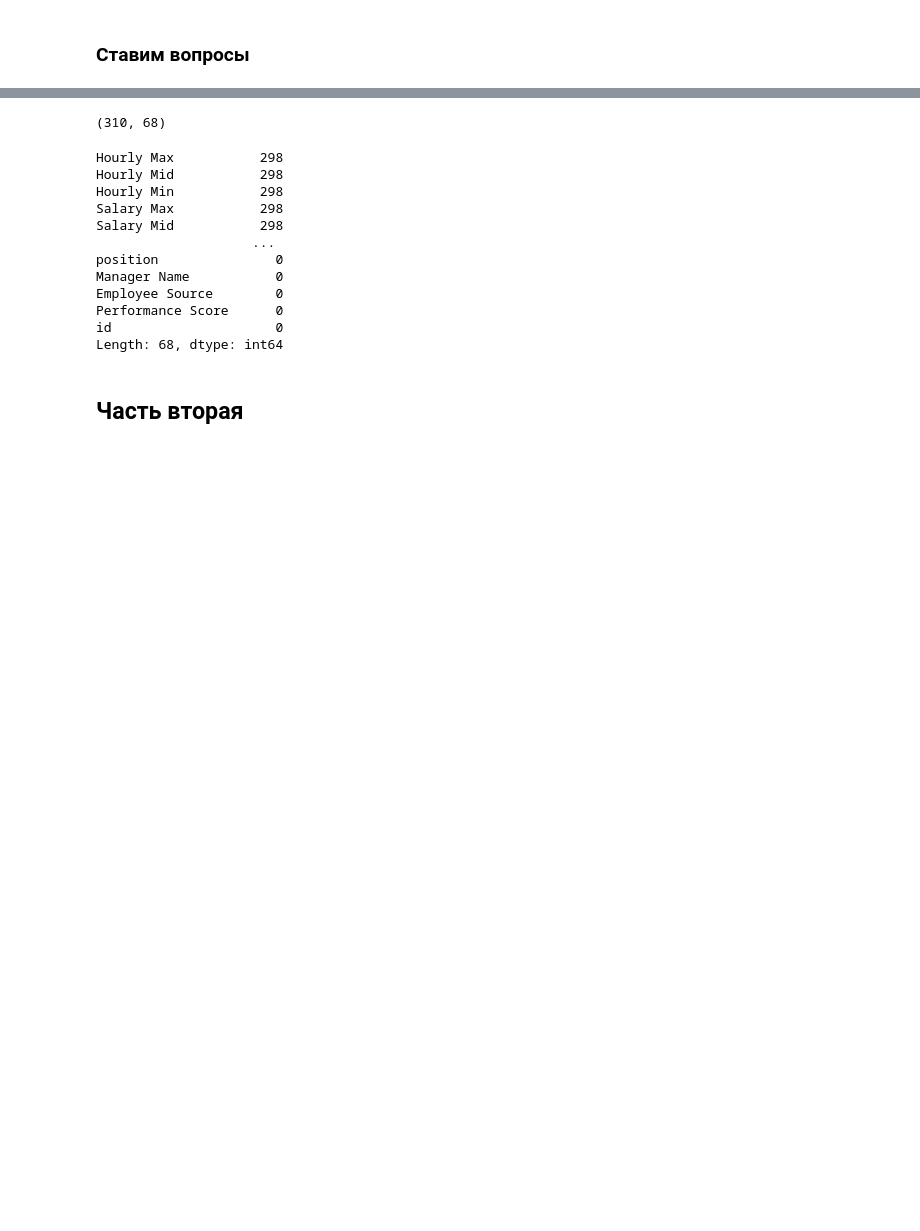
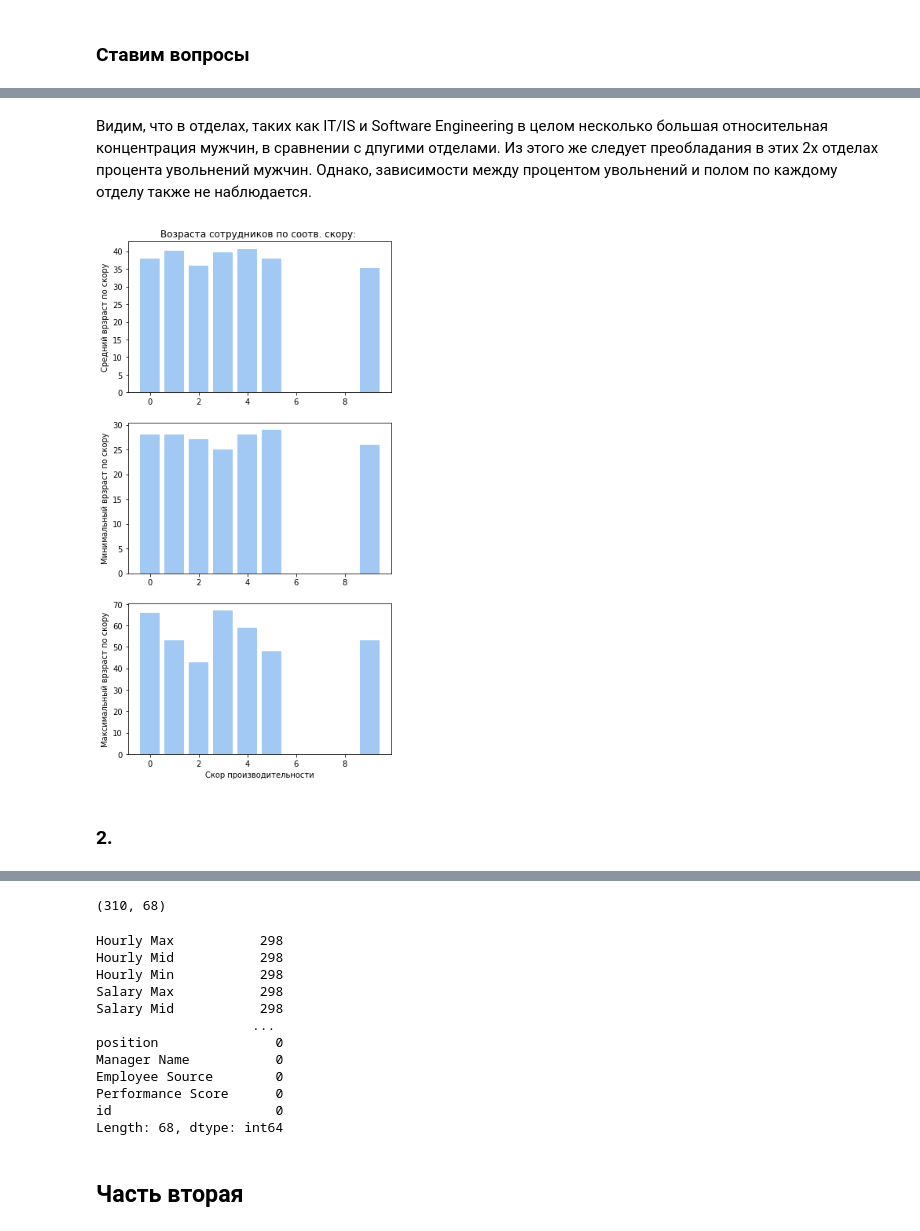
Before and after one commit to AnnaMedved/Online-school-conversion-analysis, a Jupyter notebook: Coursework_analytics_2.ipynb, the cells around one changed output, grey strips where cells are left out. Saved outputs shown, nothing was run; the diff lists cells and outputs as text; code cells hidden in the pictures; blank space fills up the shorter version.

```diff
--- a/Coursework_analytics_2.ipynb
+++ b/Coursework_analytics_2.ipynb
@@ -255,0 +216,29 @@ plt.bar(age_sex_pd.perf_scoreid, age_sex_pd.age)
+# %% [markdown]
+Видим, что в отделах, таких как IT/IS и Software Engineering в целом несколько большая относительная концентрация мужчин, в сравнении с дпугими отделами. Из этого же следует преобладания в этих 2х отделах процента увольнений мужчин. Однако, зависимости между процентом увольнений и полом по каждому отделу также не наблюдается.
+# %%
+sns.set_palette("pastel")
+fig, axes = plt.subplots(figsize=(6, 12), nrows=3, ncols=1)
+
+# Plotting age info:
+query_str = """
+    SELECT AVG(age) AS mean, MIN(age) as min, MAX(age) as max, perf_scoreid
+    FROM hr_dataset
+    GROUP BY perf_scoreid
+    """
+age_df = pd.read_sql(query_str, conn)
+axes[0].set_ylabel("Средний врзраст по скору")
+axes[0].bar(age_df["perf_scoreid"], age_df["mean"])
+axes[0].set_title("Возраста сотрудников по соотв. скору: ")
+
+axes[1].bar(age_df["perf_scoreid"], age_df["min"])
+axes[1].set_ylabel("Минимальный врзраст по скору")
+
+axes[2].bar(age_df["perf_scoreid"], age_df["max"])
+axes[2].set_ylabel("Максимальный врзраст по скору")
+
+axes[2].set_xlabel("Скор производительности")
+plt.show()
+# %% [output]
+[figure, added]
+# %% [markdown]
+### 2.
```
Also changed, not shown: parts of 35 cells of this notebook.
